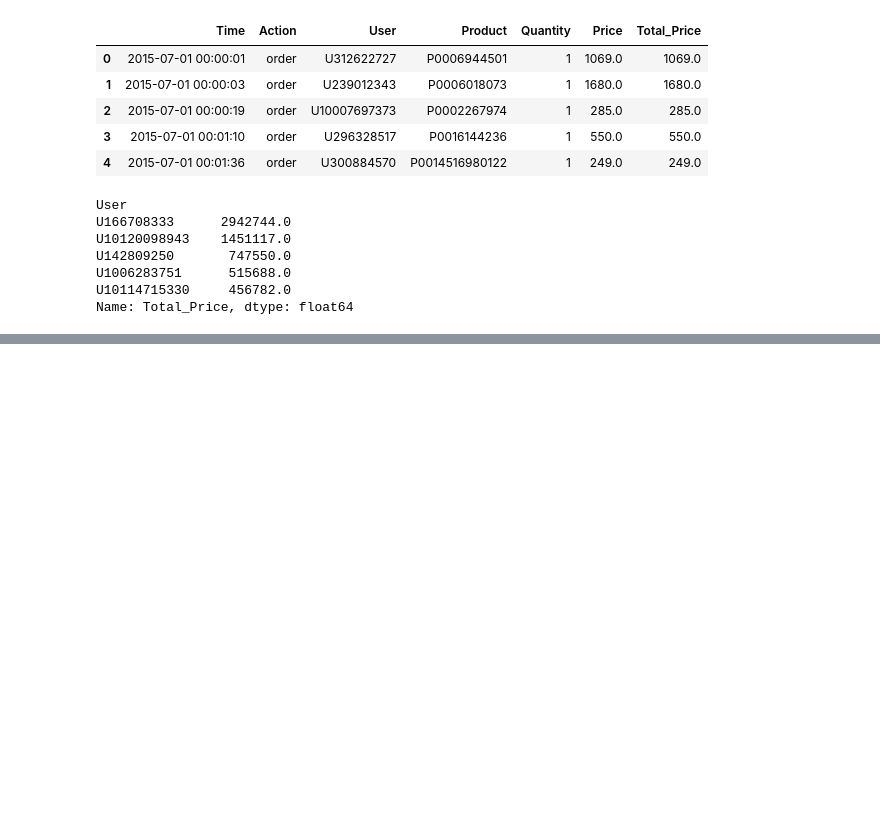
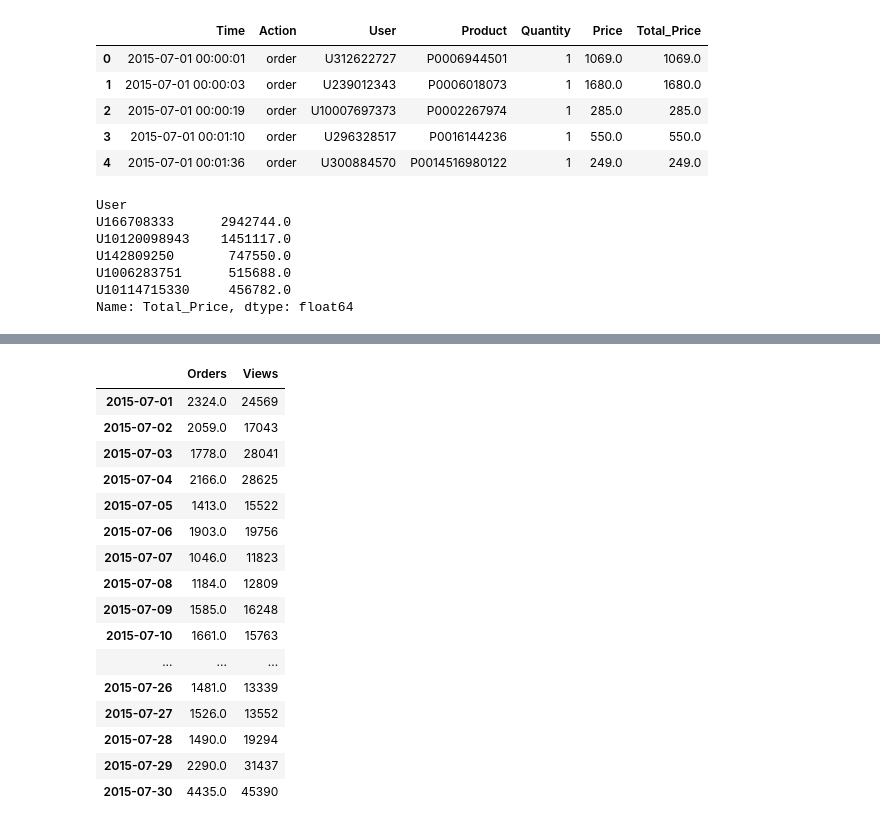
Before and after one commit to schoolxin/snail, a Jupyter notebook: python_scrapy/data_analysis/数据统计及可视化.ipynb, the cells around one changed output, grey strips where cells are left out. Cells and saved outputs as stored; diff of their text form; code cells hidden in the pictures; blank space fills up the shorter version.

```diff
--- a/python_scrapy/data_analysis/数据统计及可视化.ipynb
+++ b/python_scrapy/data_analysis/数据统计及可视化.ipynb
@@ -127,0 +227,21 @@ Name: Total_Price, dtype: float64
+# %%
+df.columns=['Orders','Views']
+df
+# %% [output]
+|  | Orders | Views |
+| 2015-07-01 | 2324.0 | 24569 |
+| 2015-07-02 | 2059.0 | 17043 |
+| 2015-07-03 | 1778.0 | 28041 |
+| 2015-07-04 | 2166.0 | 28625 |
+| 2015-07-05 | 1413.0 | 15522 |
+| 2015-07-06 | 1903.0 | 19756 |
+| 2015-07-07 | 1046.0 | 11823 |
+| 2015-07-08 | 1184.0 | 12809 |
+| 2015-07-09 | 1585.0 | 16248 |
+| 2015-07-10 | 1661.0 | 15763 |
+| ... | ... | ... |
+| 2015-07-26 | 1481.0 | 13339 |
+| 2015-07-27 | 1526.0 | 13552 |
+| 2015-07-28 | 1490.0 | 19294 |
+| 2015-07-29 | 2290.0 | 31437 |
+| 2015-07-30 | 4435.0 | 45390 |
```
Also changed, not shown: parts of 10 cells of this notebook, 1 other file.
